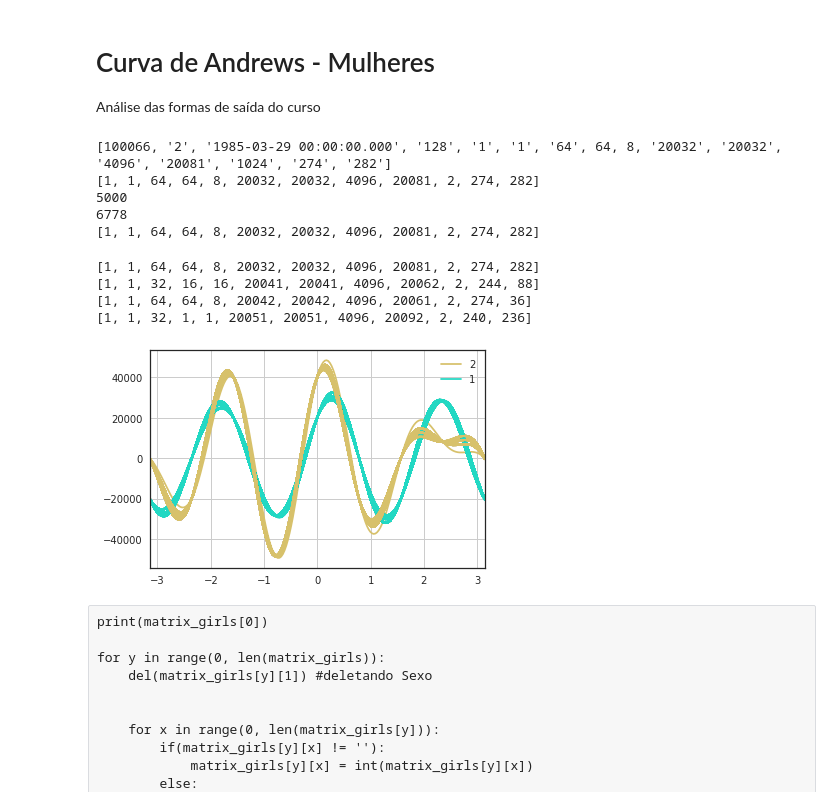
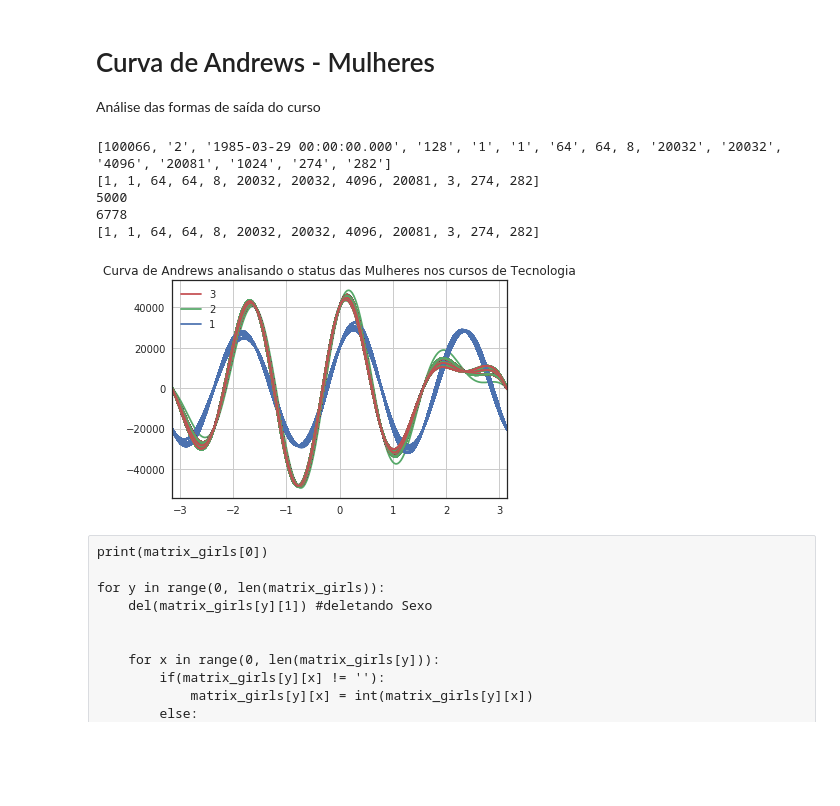
Before and after one commit to LMafra/estudos_em_bd, a Jupyter notebook: Codigos_prof/Lendo do Banco de Dados - Plotando Gráficos.ipynb, the cells around one changed output. Cells and saved outputs as stored; diff of their text form; code cells hidden in the pictures; blank space fills up the shorter version.

```diff
--- a/Codigos_prof/Lendo do Banco de Dados - Plotando Gráficos.ipynb
+++ b/Codigos_prof/Lendo do Banco de Dados - Plotando Gráficos.ipynb
@@ -67,10 +64,10 @@ for y in range(0, len(matrix_general)):
         else:
             matrix_general[y][x] = 0
         if(x == 9):
-            if(matrix_general[y][9] != 1 and matrix_general[y][10] != 1024): # 1 = Ativo, 1024 = Formatura
-                matrix_general[y][9] = 2
+            if(matrix_general[y][9] != 1 and matrix_general[y][9] != 1024): # 1 = Ativo, 1024 = Formatura
+                matrix_general[y][9] = 2 # Pessoas Desligadas
             if(matrix_general[y][9] == 1024):
-                matrix_general[y][9] = 3  # Pessoas formadas
+                matrix_general[y][9] = 3  # Pessoas Formadas
 
 
 print(matrix_general[0])
@@ -79,10 +76,10 @@ print(len(lista))
 print(lista[0])
 # %% [output]
 [100066, '2', '1985-03-29 00:00:00.000', '128', '1', '1', '64', 64, 8, '20032', '20032', '4096', '20081', '1024', '274', '282']
-[1, 1, 64, 64, 8, 20032, 20032, 4096, 20081, 2, 274, 282]
+[1, 1, 64, 64, 8, 20032, 20032, 4096, 20081, 3, 274, 282]
 5000
 6778
-[1, 1, 64, 64, 8, 20032, 20032, 4096, 20081, 2, 274, 282]
+[1, 1, 64, 64, 8, 20032, 20032, 4096, 20081, 3, 274, 282]
 # %%
 import pandas as pd
 import seaborn as sns
@@ -94,31 +91,24 @@ import matplotlib.pyplot as plt
 # %%
 sns.set(style="white", color_codes=True)
 
 
 bxg = pd.DataFrame(matrix_general)
 # the iris dataset is now a Pandas DataFrame
 
 # Let's see what's in the iris data - Jupyter notebooks print the result of the last thing you do
 
 #print(bxg.head())
 
 # Let's see how many examples we have of each species
 
-print(matrix_general[0])
-print(matrix_general[100])
-print(matrix_general[200])
-print(matrix_general[300])
+andrews_curves(bxg, 9, color=['r','g','b'])
 
-andrews_curves(bxg, 9)
 
-plt.legend(loc='best')
+plt.title("Curva de Andrews analisando o status das Mulheres nos cursos de Tecnologia")
+plt.legend(loc = 'best')
 plt.show()
 # %% [output]
-[1, 1, 64, 64, 8, 20032, 20032, 4096, 20081, 2, 274, 282]
-[1, 1, 32, 16, 16, 20041, 20041, 4096, 20062, 2, 244, 88]
-[1, 1, 64, 64, 8, 20042, 20042, 4096, 20061, 2, 274, 36]
-[1, 1, 32, 1, 1, 20051, 20051, 4096, 20092, 2, 240, 236]
-[figure, old version]
+[figure, new version]
 # %% [raw]
 print(matrix_girls[0])
 
```
Also changed, not shown: parts of 14 cells of this notebook.
